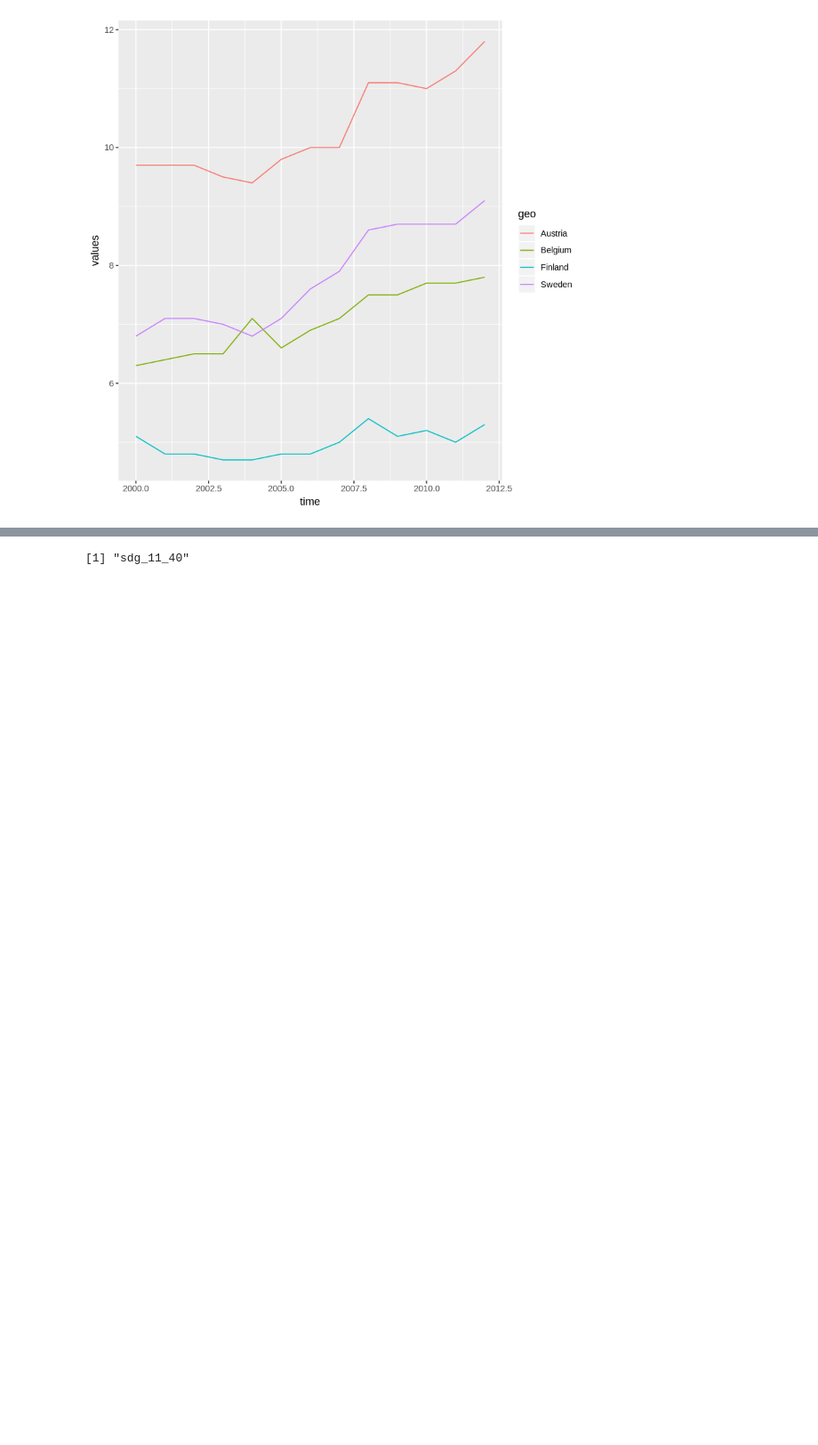
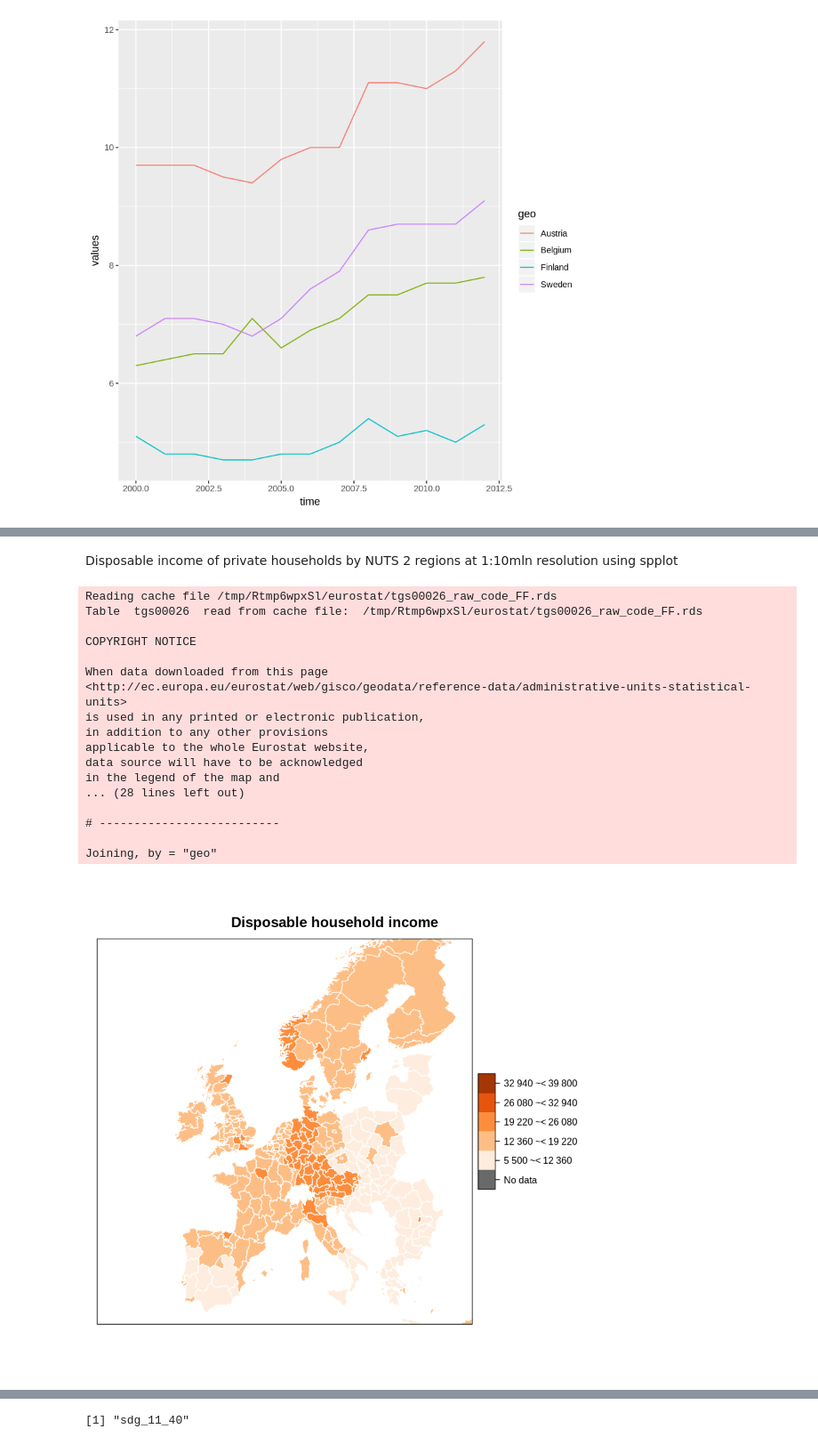
Before and after one commit to eurostat/PRost, a Jupyter notebook: notebooks/eurostat_package_tutorial.ipynb, the cells around one changed output, grey strips where cells are left out. Shown at 89% size. Drawn from its saved outputs; the diff is of its cells as text; code cells hidden in the pictures; blank space fills up the shorter version.

```diff
--- a/notebooks/eurostat_package_tutorial.ipynb
+++ b/notebooks/eurostat_package_tutorial.ipynb
@@ -221,0 +349,43 @@ ERROR: Error in library(tmap): there is no package called ‘tmap’
+# %% [markdown]
+Disposable income of private households by NUTS 2 regions at 1:10mln resolution using spplot
+# %%
+library(sp)
+library(eurostat)
+library(dplyr)
+library(RColorBrewer)
+dat <- get_eurostat("tgs00026", time_format = "raw", stringsAsFactors = FALSE) %>%
+  # subsetting to year 2014 and NUTS-2 level
+  dplyr::filter(time == 2014, nchar(geo) == 4) %>%
+  # classifying the values the variable
+  dplyr::mutate(cat = cut_to_classes(values))
+
+# Download geospatial data from GISCO
+geodata <- get_eurostat_geospatial(output_class = "spdf", resolution = "10", nuts_level = 2, year = 2013)
+
+# merge with attribute data with geodata
+geodata@data <- left_join(geodata@data, dat)
+
+# plot map
+sp::spplot(obj = geodata, "cat", main = "Disposable household income",
+	   xlim = c(-22,34), ylim = c(35,70),
+           col.regions = c("dim grey", brewer.pal(n = 5, name = "Oranges")),
+	   col = "white", usePolypath = FALSE)
+# %% [output]
+Reading cache file /tmp/Rtmp6wpxSl/eurostat/tgs00026_raw_code_FF.rds
+Table  tgs00026  read from cache file:  /tmp/Rtmp6wpxSl/eurostat/tgs00026_raw_code_FF.rds
+
+COPYRIGHT NOTICE
+
+When data downloaded from this page
+<http://ec.europa.eu/eurostat/web/gisco/geodata/reference-data/administrative-units-statistical-units>
+is used in any printed or electronic publication,
+in addition to any other provisions
+applicable to the whole Eurostat website,
+data source will have to be acknowledged
+in the legend of the map and
+... (28 lines left out)
+
+# --------------------------
+
+Joining, by = "geo"
+[figure, added]
```
Also changed, not shown: parts of 17 cells of this notebook.
